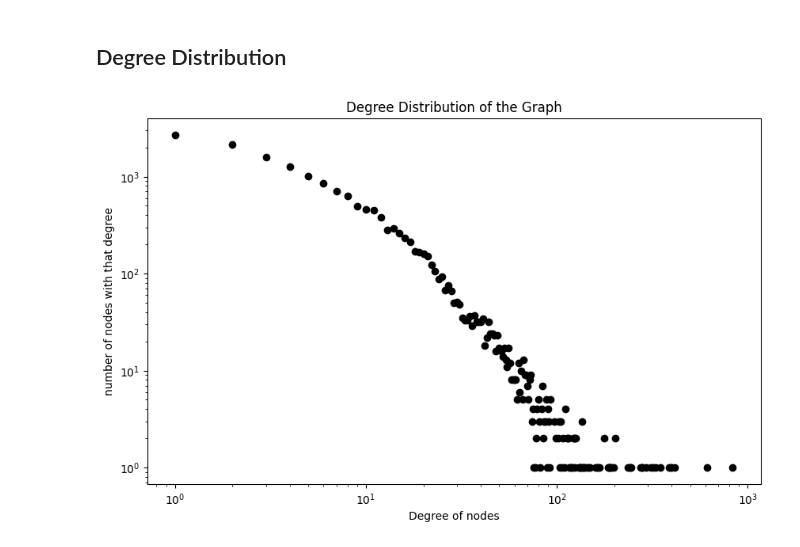
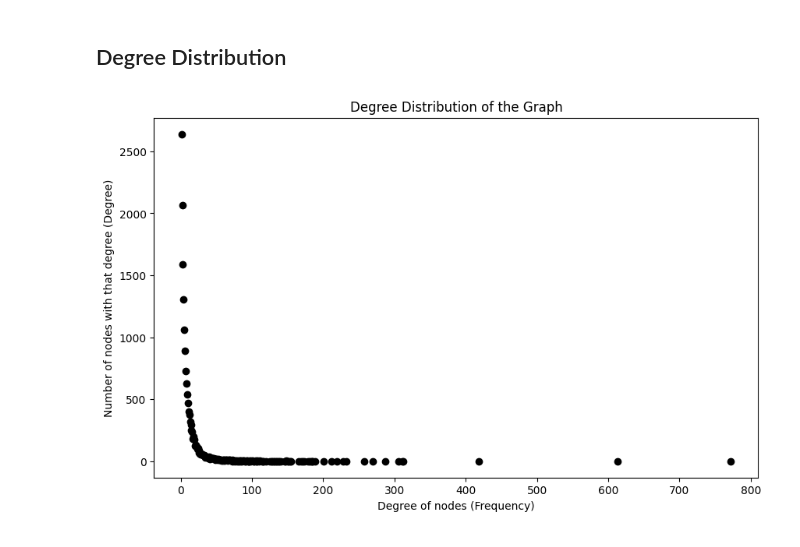
Before and after one commit to parsamlm/NetworkAnalysis, a Jupyter notebook: Step 1/measures_computation.ipynb, the cells around one changed output. Saved outputs shown, nothing was run; the diff lists cells and outputs as text; code cells hidden in the pictures.

Commit message:
Degree Distribution in standard scale and logarithmic scale are added

```diff
--- a/Step 1/measures_computation.ipynb
+++ b/Step 1/measures_computation.ipynb
@@ -136,16 +136,14 @@ Transitivity:  0.16366711205907447
 # %%
 degree_sequence = [d for n, d in new_giant_component_graph.degree()]
 degree_counts = Counter(degree_sequence)
 degrees = list(degree_counts.keys())
 counts = list(degree_counts.values())
 
 plt.figure(figsize=(10, 6))
 plt.scatter(degrees, counts, color='k')
-plt.xscale('log')
-plt.yscale('log')
-plt.xlabel('Degree of nodes')
-plt.ylabel('number of nodes with that degree')
+plt.xlabel('Degree of nodes (Frequency)')
+plt.ylabel('Number of nodes with that degree (Degree)')
 plt.title('Degree Distribution of the Graph')
 plt.show()
 # %% [output]
-[figure, old version]
+[figure, new version]
```
Also changed, not shown: parts of 8 cells of this notebook, 2 other files.
